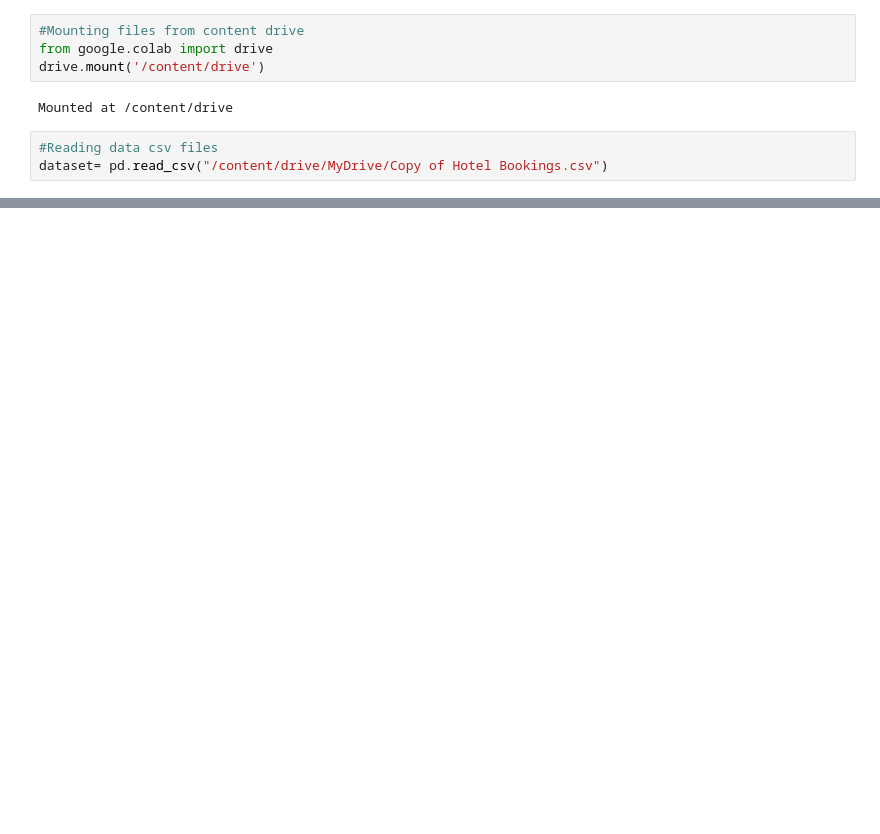
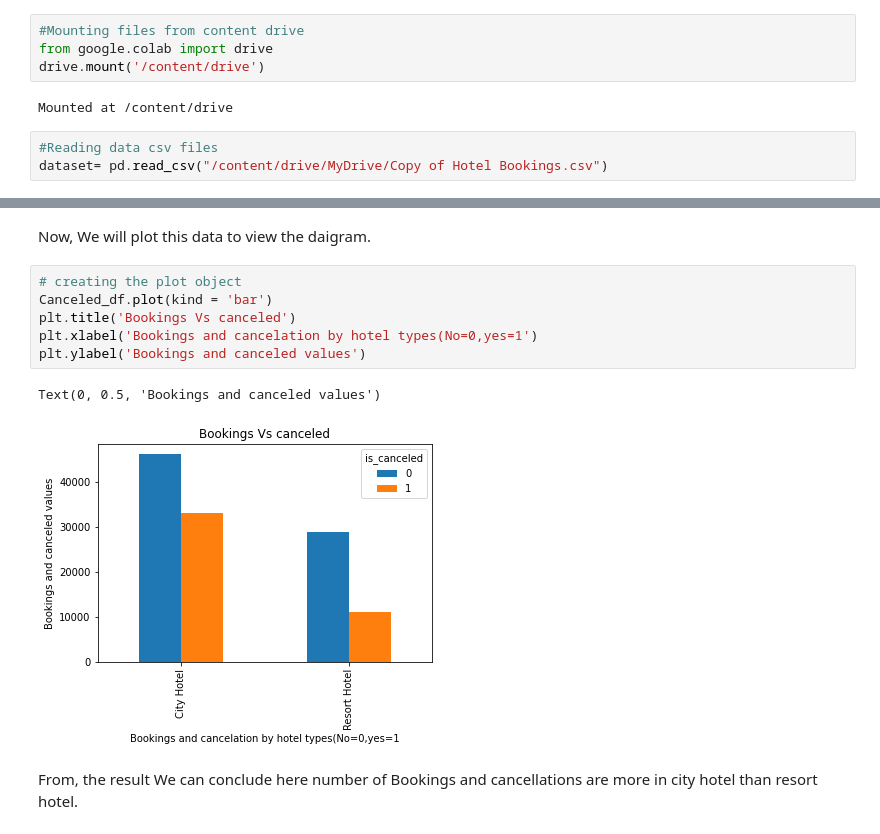
Before and after one commit to Nishajha2/Hotel-Booking-Analysis-Capstone-Project-1, a Jupyter notebook: Copy_of_Hotel_Booking_Analysis_Capstone_Project.ipynb, the cells around one changed output, grey strips where cells are left out. Drawn from its saved outputs; the diff is of its cells as text; blank space fills up the shorter version.

```diff
--- a/Copy_of_Hotel_Booking_Analysis_Capstone_Project.ipynb
+++ b/Copy_of_Hotel_Booking_Analysis_Capstone_Project.ipynb
@@ -51,0 +166,14 @@ dataset
+# %% [markdown]
+
+Now, We will plot this data to view the daigram.
+# %%
+# creating the plot object
+Canceled_df.plot(kind = 'bar')
+plt.title('Bookings Vs canceled')
+plt.xlabel('Bookings and cancelation by hotel types(No=0,yes=1')
+plt.ylabel('Bookings and canceled values')
+# %% [output]
+Text(0, 0.5, 'Bookings and canceled values')
+[figure, added]
+# %% [markdown]
+From, the result We can conclude here number of Bookings and cancellations are more in city hotel than resort hotel.
```
Also changed, not shown: parts of 18 cells of this notebook.
